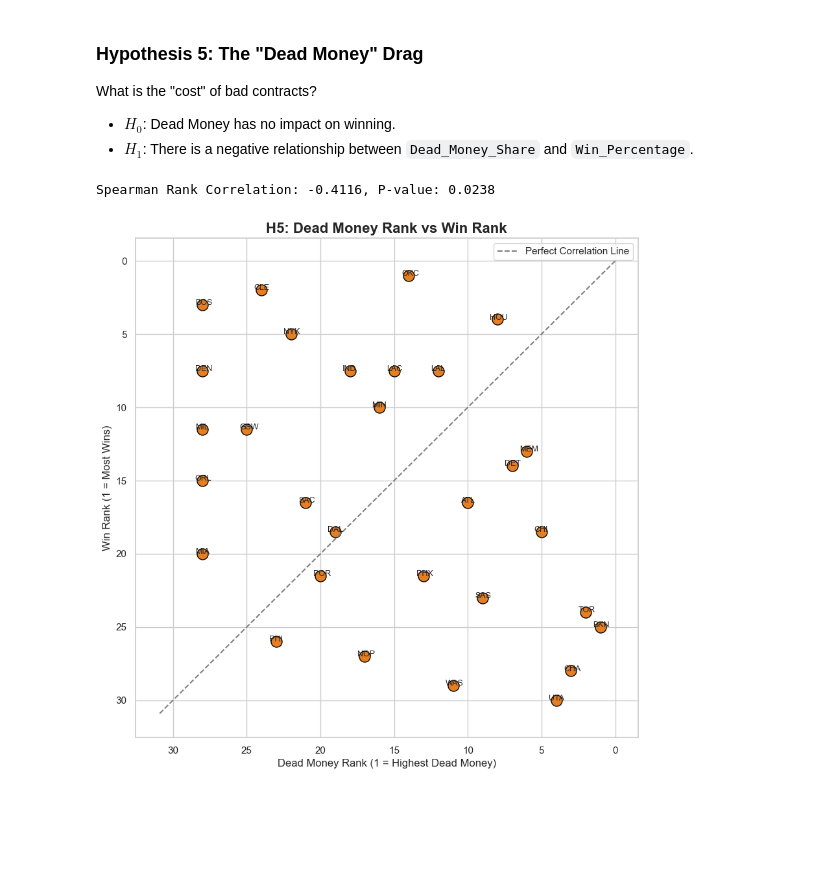
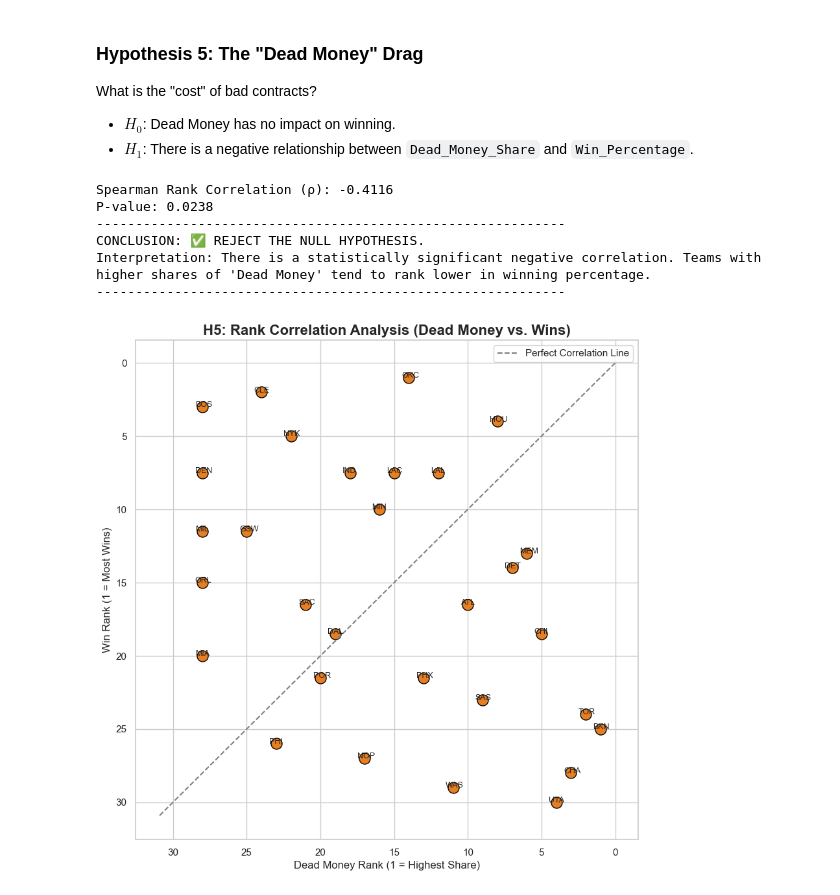
Before and after one commit to akoo57/DSA210_Akif, a Jupyter notebook: dsa.ipynb, the cells around one changed output. Saved outputs shown, nothing was run; the diff lists cells and outputs as text; code cells hidden in the pictures; blank space fills up the shorter version.

```diff
--- a/dsa.ipynb
+++ b/dsa.ipynb
@@ -229,31 +261,44 @@ What is the "cost" of bad contracts?
 * **$H_0$**: Dead Money has no impact on winning.
 * **$H_1$**: There is a negative relationship between `Dead_Money_Share` and `Win_Percentage`.
 # %%
-# Rank (Sıralama) Hesaplama
-df['Rank_Dead_Money'] = df['Dead_Money_Share'].rank(ascending=False) # 1 = En çok ölü para
-df['Rank_Wins'] = df['Win_Percentage'].rank(ascending=False)         # 1 = En çok galibiyet
+df['Rank_Dead_Money'] = df['Dead_Money_Share'].rank(ascending=False)
+df['Rank_Wins'] = df['Win_Percentage'].rank(ascending=False)
 
 r_s, p_s = stats.spearmanr(df['Dead_Money_Share'], df['Win_Percentage'])
-print(f"Spearman Rank Correlation: {r_s:.4f}, P-value: {p_s:.4f}")
 
-# Görselleştirme
+print(f"Spearman Rank Correlation (ρ): {r_s:.4f}")
+print(f"P-value: {p_s:.4f}")
+print("-" * 60)
+
+if p_s < 0.05:
+    print("CONCLUSION: ✅ REJECT THE NULL HYPOTHESIS.")
+    print("Interpretation: There is a statistically significant negative correlation. Teams with higher shares of 'Dead Money' tend to rank lower in winning percentage.")
+else:
+    print("CONCLUSION: ❌ FAIL TO REJECT THE NULL HYPOTHESIS.")
+    print("Interpretation: The amount of dead money on the cap sheet does not significantly predict a team's win ranking.")
+print("-" * 60)
+
 plt.figure(figsize=(10, 10))
 ax = plt.gca()
 sns.scatterplot(x='Rank_Dead_Money', y='Rank_Wins', data=df, s=150, color='#e67e22', edgecolor='black')
 
-# İsimleri Ekle
 for i in range(df.shape[0]):
     ax.text(x=df['Rank_Dead_Money'].iloc[i]+0.5, y=df['Rank_Wins'].iloc[i],
             s=df['Team'].iloc[i], fontsize=9)
 
 plt.plot([0, 31], [0, 31], ls="--", c="gray", label="Perfect Correlation Line")
-plt.title("H5: Dead Money Rank vs Win Rank", fontsize=16, fontweight='bold')
-plt.xlabel("Dead Money Rank (1 = Highest Dead Money)")
+plt.title("H5: Rank Correlation Analysis (Dead Money vs. Wins)", fontsize=16, fontweight='bold')
+plt.xlabel("Dead Money Rank (1 = Highest Share)")
 plt.ylabel("Win Rank (1 = Most Wins)")
 plt.gca().invert_xaxis()
 plt.gca().invert_yaxis()
 plt.legend()
 plt.show()
 # %% [output]
-Spearman Rank Correlation: -0.4116, P-value: 0.0238
+Spearman Rank Correlation (ρ): -0.4116
+P-value: 0.0238
+------------------------------------------------------------
+CONCLUSION: ✅ REJECT THE NULL HYPOTHESIS.
+Interpretation: There is a statistically significant negative correlation. Teams with higher shares of 'Dead Money' tend to rank lower in winning percentage.
+------------------------------------------------------------
-[figure, old version]
+[figure, new version]
```
Also changed, not shown: parts of 8 cells of this notebook.
